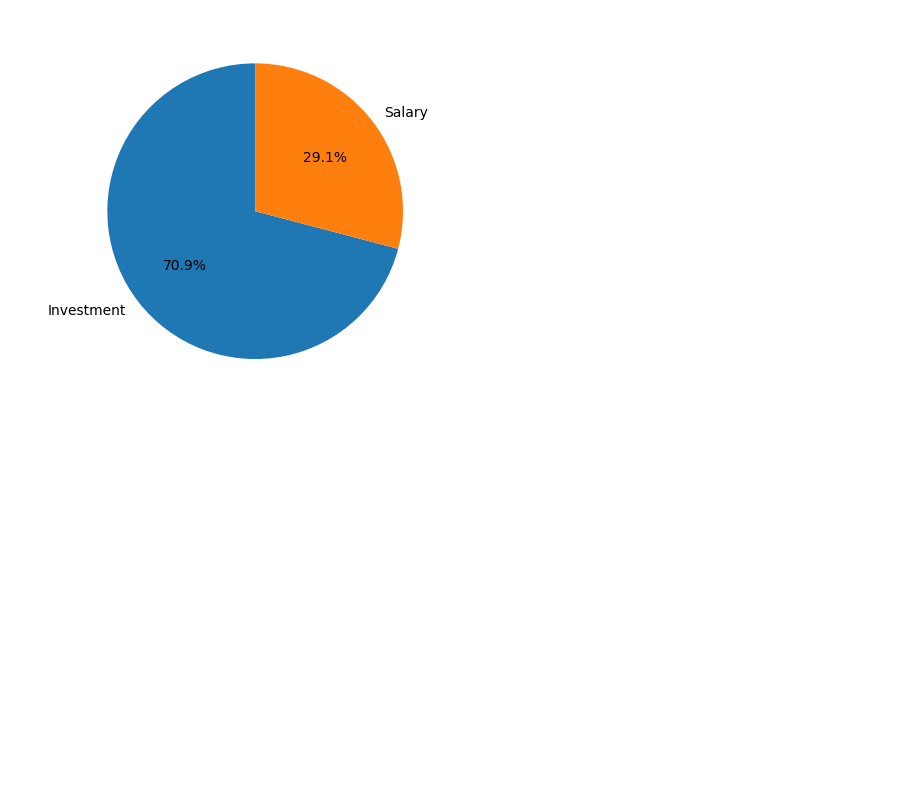
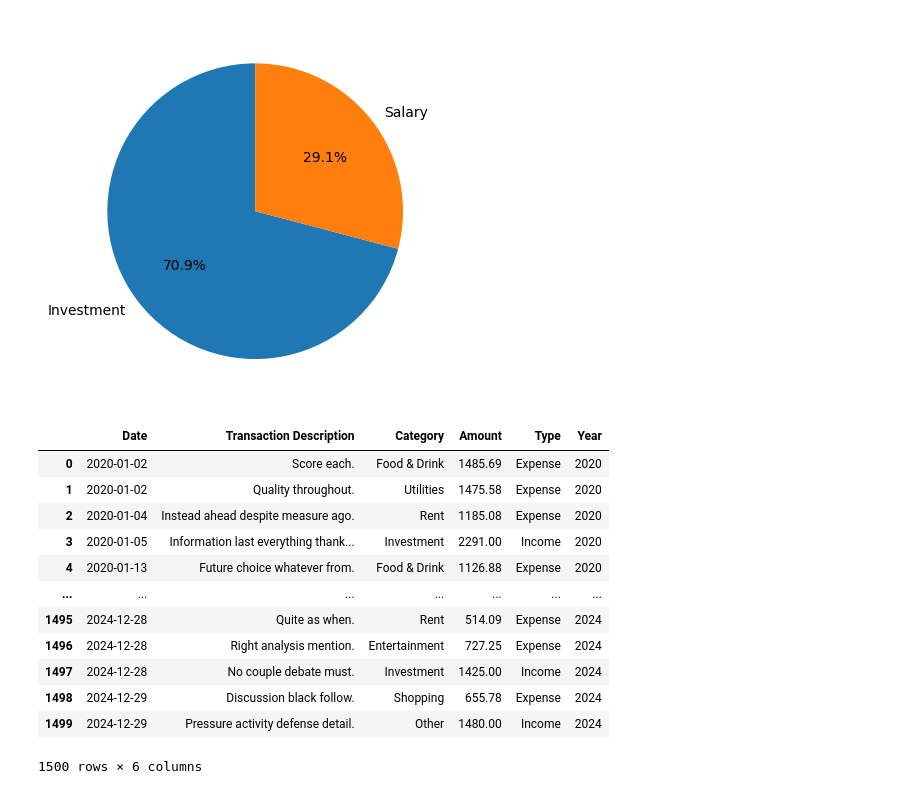
Before and after one commit to prasannashrestha011/ML_exercises, a Jupyter notebook: Personal_Finance_Analysis.ipynb, the cells around one changed output. Cells and saved outputs as stored; diff of their text form; code cells hidden in the pictures; blank space fills up the shorter version.

```diff
--- a/Personal_Finance_Analysis.ipynb
+++ b/Personal_Finance_Analysis.ipynb
@@ -110,3 +110,26 @@ plt.pie(df_income,labels=df_income.index,autopct="%1.1f%%",startangle=90)
  [Text(-0.4751845221205149, -0.36633273118450377, '70.9%'),
   Text(0.4751845564190586, 0.36633268669451613, '29.1%')])
 [figure]
+# %%
+
+df['Date'] = pd.to_datetime(df['Date'])
+
+
+df_exp_yearly = df.copy()
+
+df_exp_yearly['Year']=df_exp_yearly['Date'].dt.year
+df_exp_yearly
+# %% [output]
+|  | Date | Transaction Description | Category | Amount | Type | Year |
+| 0 | 2020-01-02 | Score each. | Food & Drink | 1485.69 | Expense | 2020 |
+| 1 | 2020-01-02 | Quality throughout. | Utilities | 1475.58 | Expense | 2020 |
+| 2 | 2020-01-04 | Instead ahead despite measure ago. | Rent | 1185.08 | Expense | 2020 |
+| 3 | 2020-01-05 | Information last everything thank... | Investment | 2291.00 | Income | 2020 |
+| 4 | 2020-01-13 | Future choice whatever from. | Food & Drink | 1126.88 | Expense | 2020 |
+| ... | ... | ... | ... | ... | ... | ... |
+| 1495 | 2024-12-28 | Quite as when. | Rent | 514.09 | Expense | 2024 |
+| 1496 | 2024-12-28 | Right analysis mention. | Entertainment | 727.25 | Expense | 2024 |
+| 1497 | 2024-12-28 | No couple debate must. | Investment | 1425.00 | Income | 2024 |
+| 1498 | 2024-12-29 | Discussion black follow. | Shopping | 655.78 | Expense | 2024 |
+| 1499 | 2024-12-29 | Pressure activity defense detail. | Other | 1480.00 | Income | 2024 |
+1500 rows × 6 columns
```
Also changed, not shown: parts of 3 cells of this notebook.
